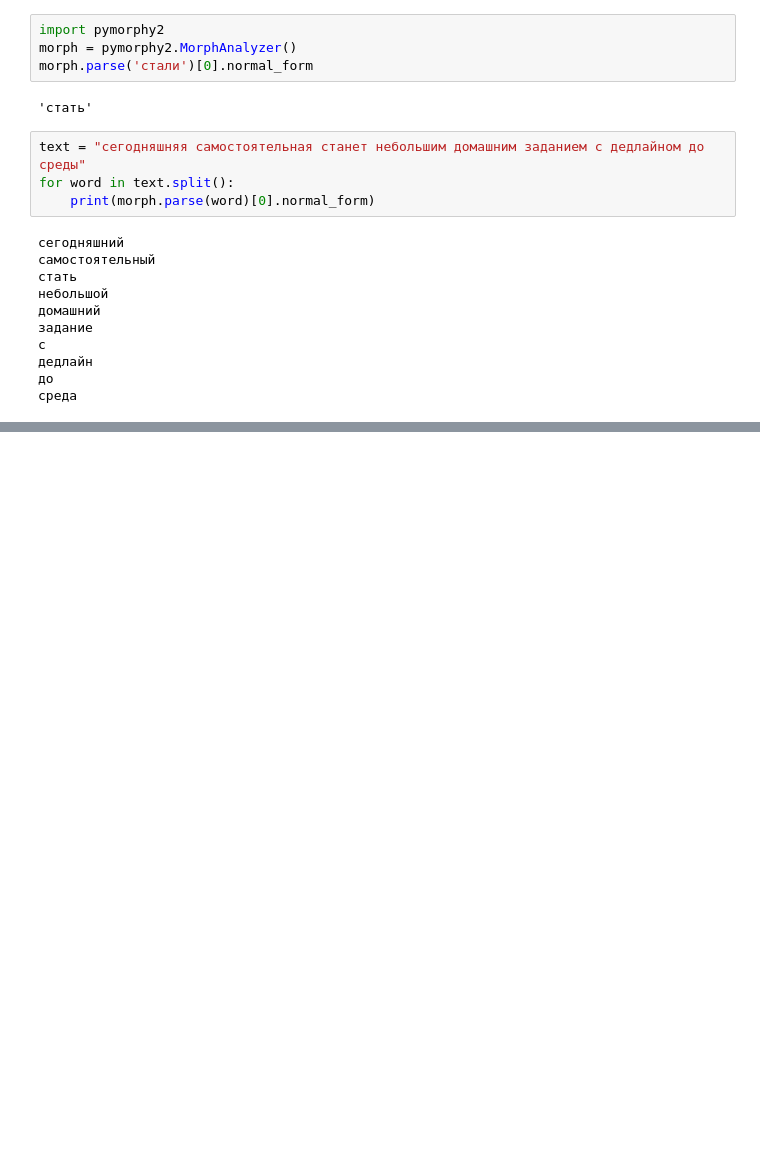
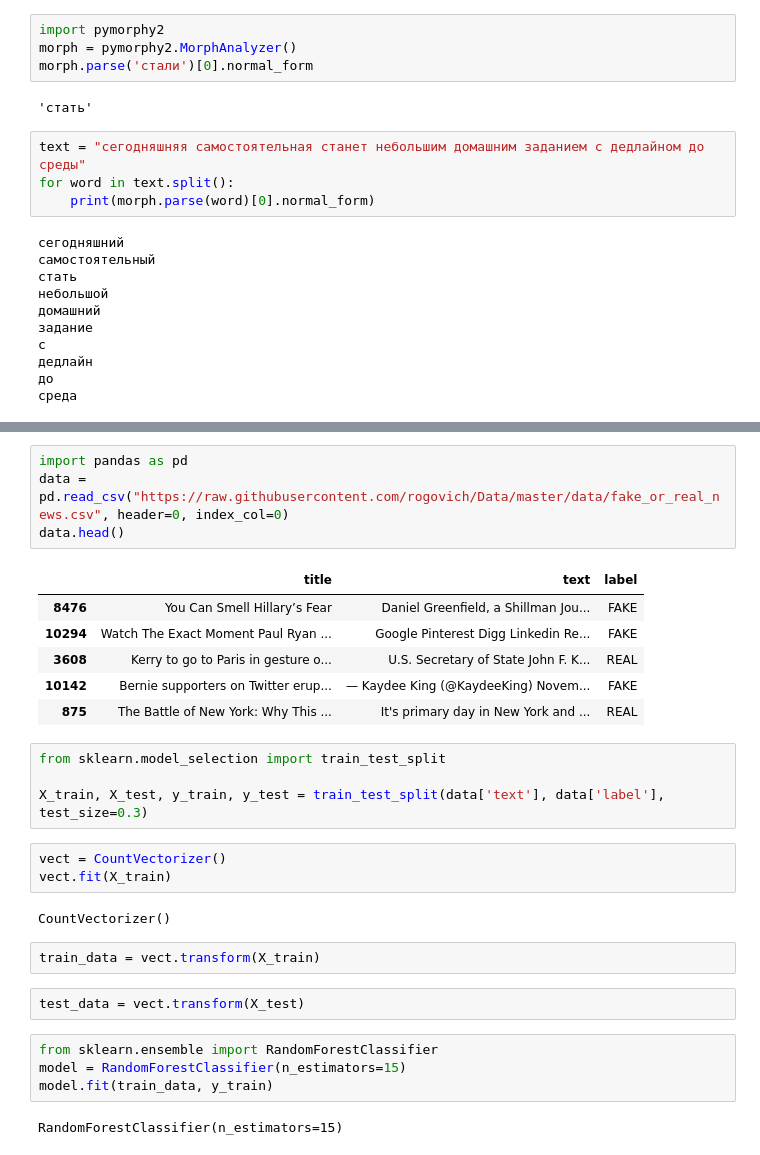
Before and after one commit to rogovich/2022_POL_Data_Analysis_in_Python, a Jupyter notebook: @In-Class_Notebooks/2022.05.31/202205_31_ML_Text.ipynb, the cells around one changed output, grey strips where cells are left out. Drawn from its saved outputs; the diff is of its cells as text; blank space fills up the shorter version.

```diff
--- a/@In-Class_Notebooks/2022.05.31/202205_31_ML_Text.ipynb
+++ b/@In-Class_Notebooks/2022.05.31/202205_31_ML_Text.ipynb
@@ -340,0 +353,30 @@ c
+# %%
+import pandas as pd
+data = pd.read_csv("https://raw.githubusercontent.com/rogovich/Data/master/data/fake_or_real_news.csv", header=0, index_col=0)
+data.head()
+# %% [output]
+|  | title | text | label |
+| 8476 | You Can Smell Hillary’s Fear | Daniel Greenfield, a Shillman Jou... | FAKE |
+| 10294 | Watch The Exact Moment Paul Ryan ... | Google Pinterest Digg Linkedin Re... | FAKE |
+| 3608 | Kerry to go to Paris in gesture o... | U.S. Secretary of State John F. K... | REAL |
+| 10142 | Bernie supporters on Twitter erup... | — Kaydee King (@KaydeeKing) Novem... | FAKE |
+| 875 | The Battle of New York: Why This ... | It's primary day in New York and ... | REAL |
+# %%
+from sklearn.model_selection import train_test_split
+
+X_train, X_test, y_train, y_test = train_test_split(data['text'], data['label'], test_size=0.3)
+# %%
+vect = CountVectorizer()
+vect.fit(X_train)
+# %% [output]
+CountVectorizer()
+# %%
+train_data = vect.transform(X_train)
+# %%
+test_data = vect.transform(X_test)
+# %%
+from sklearn.ensemble import RandomForestClassifier
+model = RandomForestClassifier(n_estimators=15)
+model.fit(train_data, y_train)
+# %% [output]
+RandomForestClassifier(n_estimators=15)
```
Also changed, not shown: parts of 5 cells of this notebook, 1 other file.
